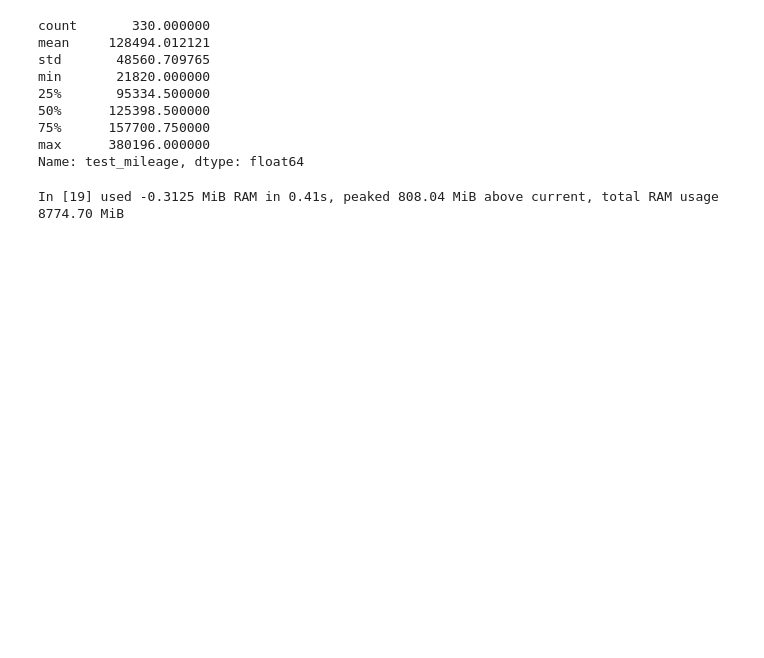
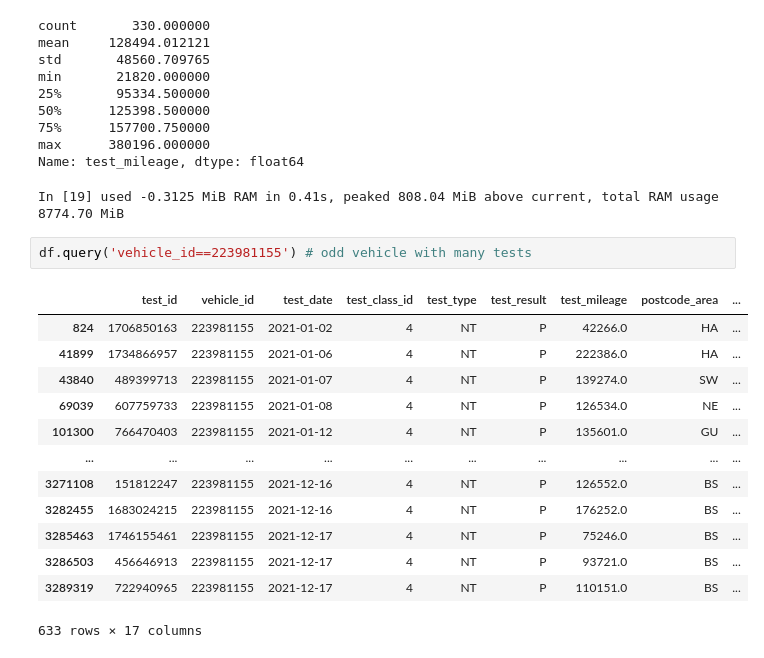
Before and after one commit to ianozsvald/mot_pandas2_polars_dask, a Jupyter notebook: notebooks/20230511_pd_load_many.ipynb, the cells around one changed output. Drawn from its saved outputs; the diff is of its cells as text; blank space fills up the shorter version.

```diff
--- a/notebooks/20230511_pd_load_many.ipynb
+++ b/notebooks/20230511_pd_load_many.ipynb
@@ -386,3 +386,19 @@ min       21820.000000
 max      380196.000000
 Name: test_mileage, dtype: float64
 In [19] used -0.3125 MiB RAM in 0.41s, peaked 808.04 MiB above current, total RAM usage 8774.70 MiB
+# %%
+df.query('vehicle_id==223981155') # odd vehicle with many tests
+# %% [output]
+|  | test_id | vehicle_id | test_date | test_class_id | test_type | test_result | test_mileage | postcode_area | ... |
+| 824 | 1706850163 | 223981155 | 2021-01-02 | 4 | NT | P | 42266.0 | HA | ... |
+| 41899 | 1734866957 | 223981155 | 2021-01-06 | 4 | NT | P | 222386.0 | HA | ... |
+| 43840 | 489399713 | 223981155 | 2021-01-07 | 4 | NT | P | 139274.0 | SW | ... |
+| 69039 | 607759733 | 223981155 | 2021-01-08 | 4 | NT | P | 126534.0 | NE | ... |
+| 101300 | 766470403 | 223981155 | 2021-01-12 | 4 | NT | P | 135601.0 | GU | ... |
+| ... | ... | ... | ... | ... | ... | ... | ... | ... | ... |
+| 3271108 | 151812247 | 223981155 | 2021-12-16 | 4 | NT | P | 126552.0 | BS | ... |
+| 3282455 | 1683024215 | 223981155 | 2021-12-16 | 4 | NT | P | 176252.0 | BS | ... |
+| 3285463 | 1746155461 | 223981155 | 2021-12-17 | 4 | NT | P | 75246.0 | BS | ... |
+| 3286503 | 456646913 | 223981155 | 2021-12-17 | 4 | NT | P | 93721.0 | BS | ... |
+| 3289319 | 722940965 | 223981155 | 2021-12-17 | 4 | NT | P | 110151.0 | BS | ... |
+633 rows × 17 columns
```
Also changed, not shown: parts of 3 cells of this notebook, 2 other files.
